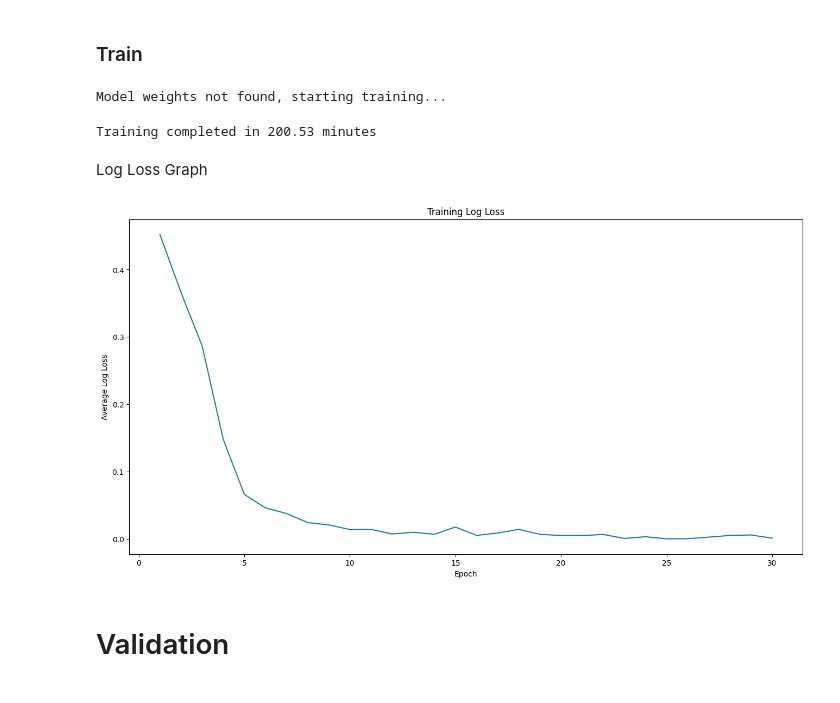
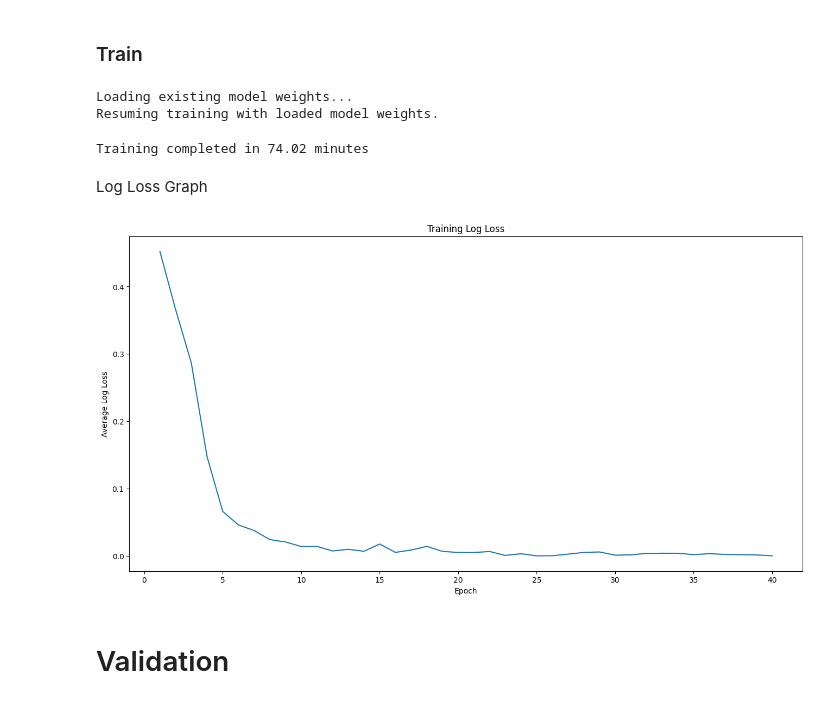
Before and after one commit to rachitss/DeepFake-Detection-Transformers, a Jupyter notebook: DFD_EfficientNet_V2_B0.ipynb, the cells around one changed output. Drawn from its saved outputs; the diff is of its cells as text; code cells hidden in the pictures.

Commit message:
efficientnetv2 40 epoch and validation

```diff
--- a/DFD_EfficientNet_V2_B0.ipynb
+++ b/DFD_EfficientNet_V2_B0.ipynb
@@ -223,7 +223,7 @@ else:
 
 
 
-num_epochs = 30  # Adjust as needed
+num_epochs = 10  # Adjust as needed
 train_loss=np.zeros(num_epochs)
 
 start_time = time.time()
@@ -300,24 +300,25 @@ else:
     training_loss = train_loss
     np.save(loss_path, training_loss)
 # %% [output]
-Model weights not found, starting training...
+Loading existing model weights...
+Resuming training with loaded model weights.
 # %%
 
 print(f"Training completed in {training_time/60:.2f} minutes")
 # %% [output]
-Training completed in 200.53 minutes
+Training completed in 74.02 minutes
 # %% [markdown]
 Log Loss Graph
 # %%
-epochs = list(range(1, num_epochs + 1))
+epochs = list(range(1, len(training_loss) + 1))
 plt.figure(figsize=(16, 8))
-plt.plot(epochs, train_loss)
+plt.plot(epochs, training_loss)
 plt.title('Training Log Loss')
 plt.xlabel('Epoch')
 plt.ylabel('Average Log Loss')
 plt.show()
 # %% [output]
-[figure, old version]
+[figure, new version]
 # %% [markdown]
 # Validation
 # %%
```
Also changed, not shown: parts of 4 cells of this notebook, 1 other file.
